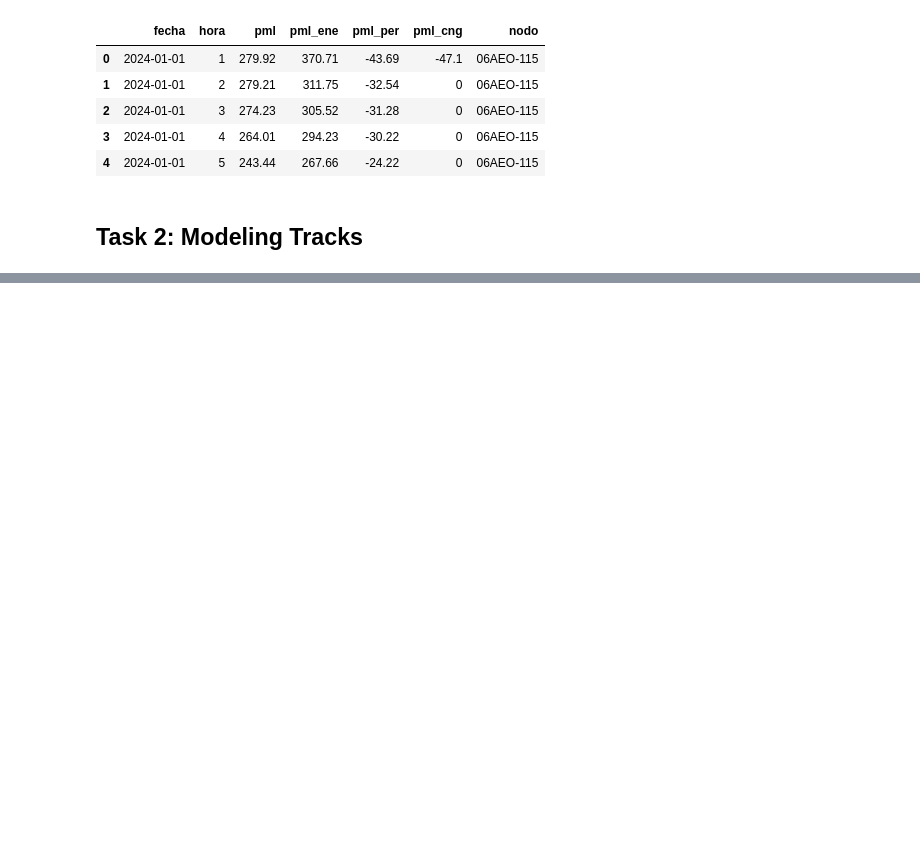
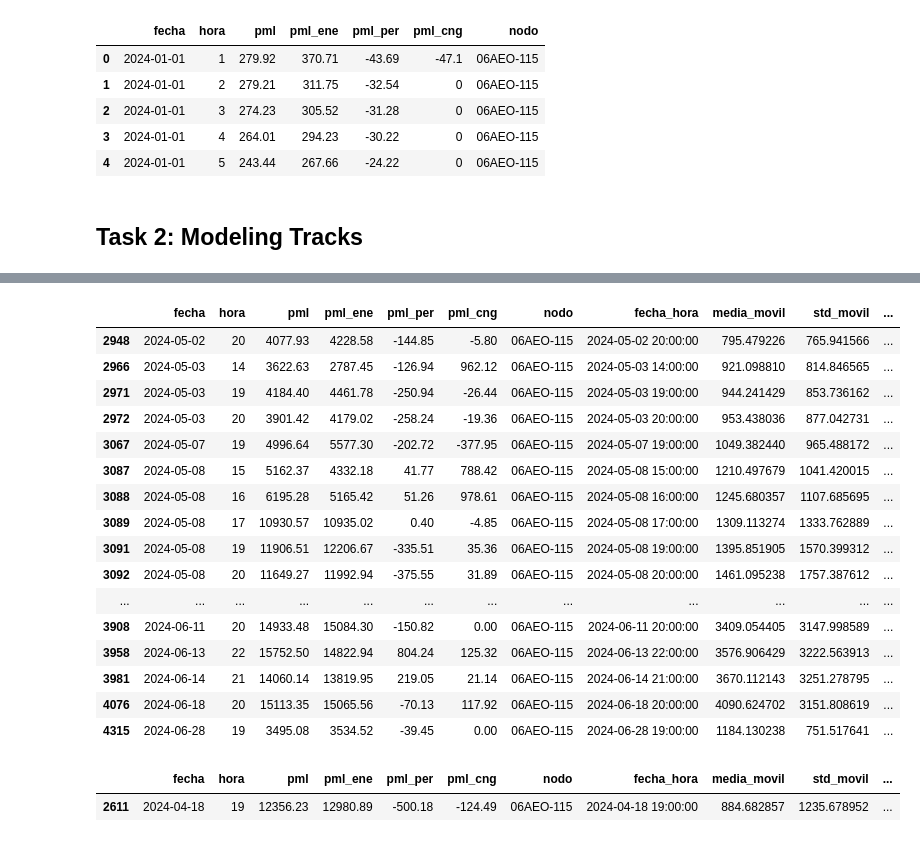
Before and after one commit to VelascoSantiago/pp-monclovalmp, a Jupyter notebook: dev.ipynb, the cells around one changed output, grey strips where cells are left out. Cells and saved outputs as stored; diff of their text form; code cells hidden in the pictures; blank space fills up the shorter version.

```diff
--- a/dev.ipynb
+++ b/dev.ipynb
@@ -215,0 +362,25 @@ Columnas recuperadas: 7
+# %%
+df_nodo[(df_nodo['fecha'].between(date(2024, 5, 1), date(2024, 7, 1))) & (df_nodo['es_anomalia'] == 1)]
+# %% [output]
+|  | fecha | hora | pml | pml_ene | pml_per | pml_cng | nodo | fecha_hora | media_movil | std_movil | ... |
+| 2948 | 2024-05-02 | 20 | 4077.93 | 4228.58 | -144.85 | -5.80 | 06AEO-115 | 2024-05-02 20:00:00 | 795.479226 | 765.941566 | ... |
+| 2966 | 2024-05-03 | 14 | 3622.63 | 2787.45 | -126.94 | 962.12 | 06AEO-115 | 2024-05-03 14:00:00 | 921.098810 | 814.846565 | ... |
+| 2971 | 2024-05-03 | 19 | 4184.40 | 4461.78 | -250.94 | -26.44 | 06AEO-115 | 2024-05-03 19:00:00 | 944.241429 | 853.736162 | ... |
+| 2972 | 2024-05-03 | 20 | 3901.42 | 4179.02 | -258.24 | -19.36 | 06AEO-115 | 2024-05-03 20:00:00 | 953.438036 | 877.042731 | ... |
+| 3067 | 2024-05-07 | 19 | 4996.64 | 5577.30 | -202.72 | -377.95 | 06AEO-115 | 2024-05-07 19:00:00 | 1049.382440 | 965.488172 | ... |
+| 3087 | 2024-05-08 | 15 | 5162.37 | 4332.18 | 41.77 | 788.42 | 06AEO-115 | 2024-05-08 15:00:00 | 1210.497679 | 1041.420015 | ... |
+| 3088 | 2024-05-08 | 16 | 6195.28 | 5165.42 | 51.26 | 978.61 | 06AEO-115 | 2024-05-08 16:00:00 | 1245.680357 | 1107.685695 | ... |
+| 3089 | 2024-05-08 | 17 | 10930.57 | 10935.02 | 0.40 | -4.85 | 06AEO-115 | 2024-05-08 17:00:00 | 1309.113274 | 1333.762889 | ... |
+| 3091 | 2024-05-08 | 19 | 11906.51 | 12206.67 | -335.51 | 35.36 | 06AEO-115 | 2024-05-08 19:00:00 | 1395.851905 | 1570.399312 | ... |
+| 3092 | 2024-05-08 | 20 | 11649.27 | 11992.94 | -375.55 | 31.89 | 06AEO-115 | 2024-05-08 20:00:00 | 1461.095238 | 1757.387612 | ... |
+| ... | ... | ... | ... | ... | ... | ... | ... | ... | ... | ... | ... |
+| 3908 | 2024-06-11 | 20 | 14933.48 | 15084.30 | -150.82 | 0.00 | 06AEO-115 | 2024-06-11 20:00:00 | 3409.054405 | 3147.998589 | ... |
+| 3958 | 2024-06-13 | 22 | 15752.50 | 14822.94 | 804.24 | 125.32 | 06AEO-115 | 2024-06-13 22:00:00 | 3576.906429 | 3222.563913 | ... |
+| 3981 | 2024-06-14 | 21 | 14060.14 | 13819.95 | 219.05 | 21.14 | 06AEO-115 | 2024-06-14 21:00:00 | 3670.112143 | 3251.278795 | ... |
+| 4076 | 2024-06-18 | 20 | 15113.35 | 15065.56 | -70.13 | 117.92 | 06AEO-115 | 2024-06-18 20:00:00 | 4090.624702 | 3151.808619 | ... |
+| 4315 | 2024-06-28 | 19 | 3495.08 | 3534.52 | -39.45 | 0.00 | 06AEO-115 | 2024-06-28 19:00:00 | 1184.130238 | 751.517641 | ... |
+# %%
+df_nodo[df_nodo['z_score'] ==df_nodo['z_score'].max()]
+# %% [output]
+|  | fecha | hora | pml | pml_ene | pml_per | pml_cng | nodo | fecha_hora | media_movil | std_movil | ... |
+| 2611 | 2024-04-18 | 19 | 12356.23 | 12980.89 | -500.18 | -124.49 | 06AEO-115 | 2024-04-18 19:00:00 | 884.682857 | 1235.678952 | ... |
```
Also changed, not shown: parts of 11 cells of this notebook, 2 other files.
